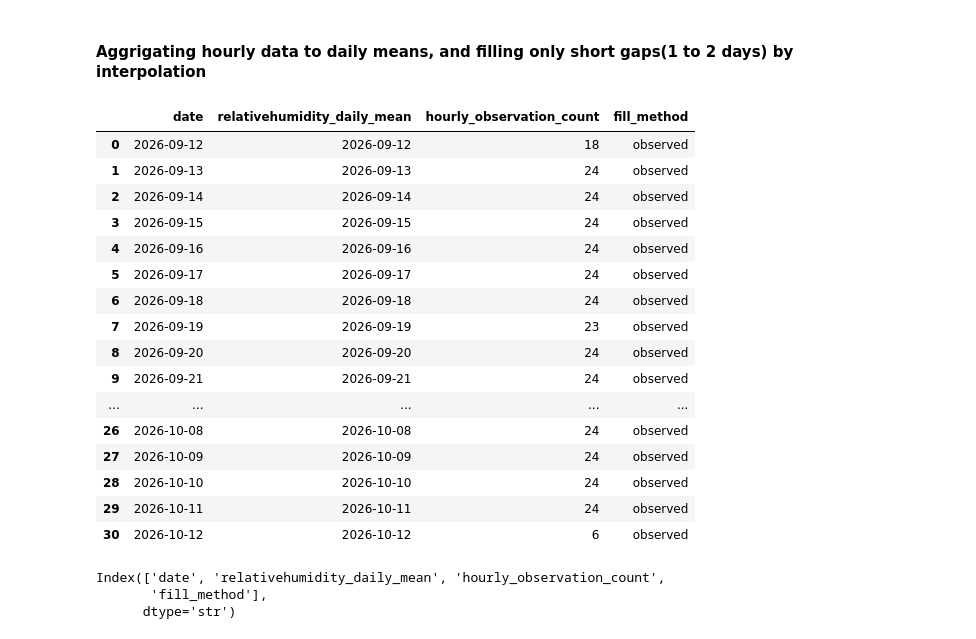
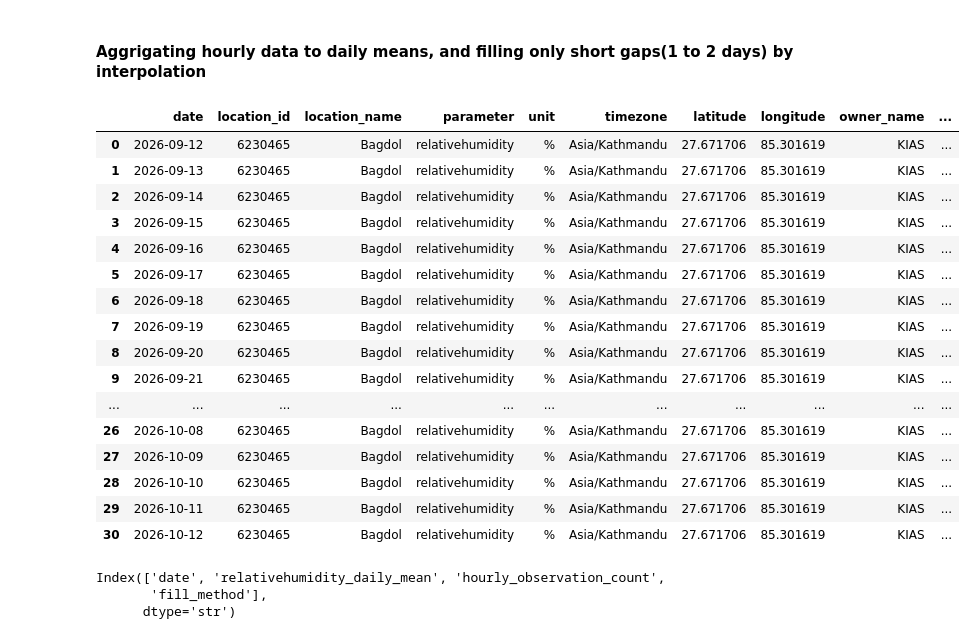
Before and after one commit to Laxmination/Kathmandu-PM2.5-Forecasting, a Jupyter notebook: RelativeHumidity/Bagdol data analysis.ipynb, the cells around one changed output. Drawn from its saved outputs; the diff is of its cells as text; code cells hidden in the pictures.

```diff
--- a/RelativeHumidity/Bagdol data analysis.ipynb
+++ b/RelativeHumidity/Bagdol data analysis.ipynb
@@ -104,23 +124,23 @@ daily["date"] = daily["date"].dt.strftime("%Y-%m-%d")
-# %%
-daily
-# %% [output]
-|  | date | relativehumidity_daily_mean | hourly_observation_count | fill_method |
-| 0 | 2026-09-12 | 2026-09-12 | 18 | observed |
-| 1 | 2026-09-13 | 2026-09-13 | 24 | observed |
-| 2 | 2026-09-14 | 2026-09-14 | 24 | observed |
-| 3 | 2026-09-15 | 2026-09-15 | 24 | observed |
-| 4 | 2026-09-16 | 2026-09-16 | 24 | observed |
-| 5 | 2026-09-17 | 2026-09-17 | 24 | observed |
-| 6 | 2026-09-18 | 2026-09-18 | 24 | observed |
-| 7 | 2026-09-19 | 2026-09-19 | 23 | observed |
-| 8 | 2026-09-20 | 2026-09-20 | 24 | observed |
-| 9 | 2026-09-21 | 2026-09-21 | 24 | observed |
-| ... | ... | ... | ... | ... |
-| 26 | 2026-10-08 | 2026-10-08 | 24 | observed |
-| 27 | 2026-10-09 | 2026-10-09 | 24 | observed |
-| 28 | 2026-10-10 | 2026-10-10 | 24 | observed |
-| 29 | 2026-10-11 | 2026-10-11 | 24 | observed |
-| 30 | 2026-10-12 | 2026-10-12 | 6 | observed |
+# %%
+daily_means
+# %% [output]
+|  | date | location_id | location_name | parameter | unit | timezone | latitude | longitude | owner_name | ... |
+| 0 | 2026-09-12 | 6230465 | Bagdol | relativehumidity | % | Asia/Kathmandu | 27.671706 | 85.301619 | KIAS | ... |
+| 1 | 2026-09-13 | 6230465 | Bagdol | relativehumidity | % | Asia/Kathmandu | 27.671706 | 85.301619 | KIAS | ... |
+| 2 | 2026-09-14 | 6230465 | Bagdol | relativehumidity | % | Asia/Kathmandu | 27.671706 | 85.301619 | KIAS | ... |
+| 3 | 2026-09-15 | 6230465 | Bagdol | relativehumidity | % | Asia/Kathmandu | 27.671706 | 85.301619 | KIAS | ... |
+| 4 | 2026-09-16 | 6230465 | Bagdol | relativehumidity | % | Asia/Kathmandu | 27.671706 | 85.301619 | KIAS | ... |
+| 5 | 2026-09-17 | 6230465 | Bagdol | relativehumidity | % | Asia/Kathmandu | 27.671706 | 85.301619 | KIAS | ... |
+| 6 | 2026-09-18 | 6230465 | Bagdol | relativehumidity | % | Asia/Kathmandu | 27.671706 | 85.301619 | KIAS | ... |
+| 7 | 2026-09-19 | 6230465 | Bagdol | relativehumidity | % | Asia/Kathmandu | 27.671706 | 85.301619 | KIAS | ... |
+| 8 | 2026-09-20 | 6230465 | Bagdol | relativehumidity | % | Asia/Kathmandu | 27.671706 | 85.301619 | KIAS | ... |
+| 9 | 2026-09-21 | 6230465 | Bagdol | relativehumidity | % | Asia/Kathmandu | 27.671706 | 85.301619 | KIAS | ... |
+| ... | ... | ... | ... | ... | ... | ... | ... | ... | ... | ... |
+| 26 | 2026-10-08 | 6230465 | Bagdol | relativehumidity | % | Asia/Kathmandu | 27.671706 | 85.301619 | KIAS | ... |
+| 27 | 2026-10-09 | 6230465 | Bagdol | relativehumidity | % | Asia/Kathmandu | 27.671706 | 85.301619 | KIAS | ... |
+| 28 | 2026-10-10 | 6230465 | Bagdol | relativehumidity | % | Asia/Kathmandu | 27.671706 | 85.301619 | KIAS | ... |
+| 29 | 2026-10-11 | 6230465 | Bagdol | relativehumidity | % | Asia/Kathmandu | 27.671706 | 85.301619 | KIAS | ... |
+| 30 | 2026-10-12 | 6230465 | Bagdol | relativehumidity | % | Asia/Kathmandu | 27.671706 | 85.301619 | KIAS | ... |
 # %%
 daily.columns
 # %% [output]
```
Also changed, not shown: parts of 8 cells of this notebook, 1 other file.
